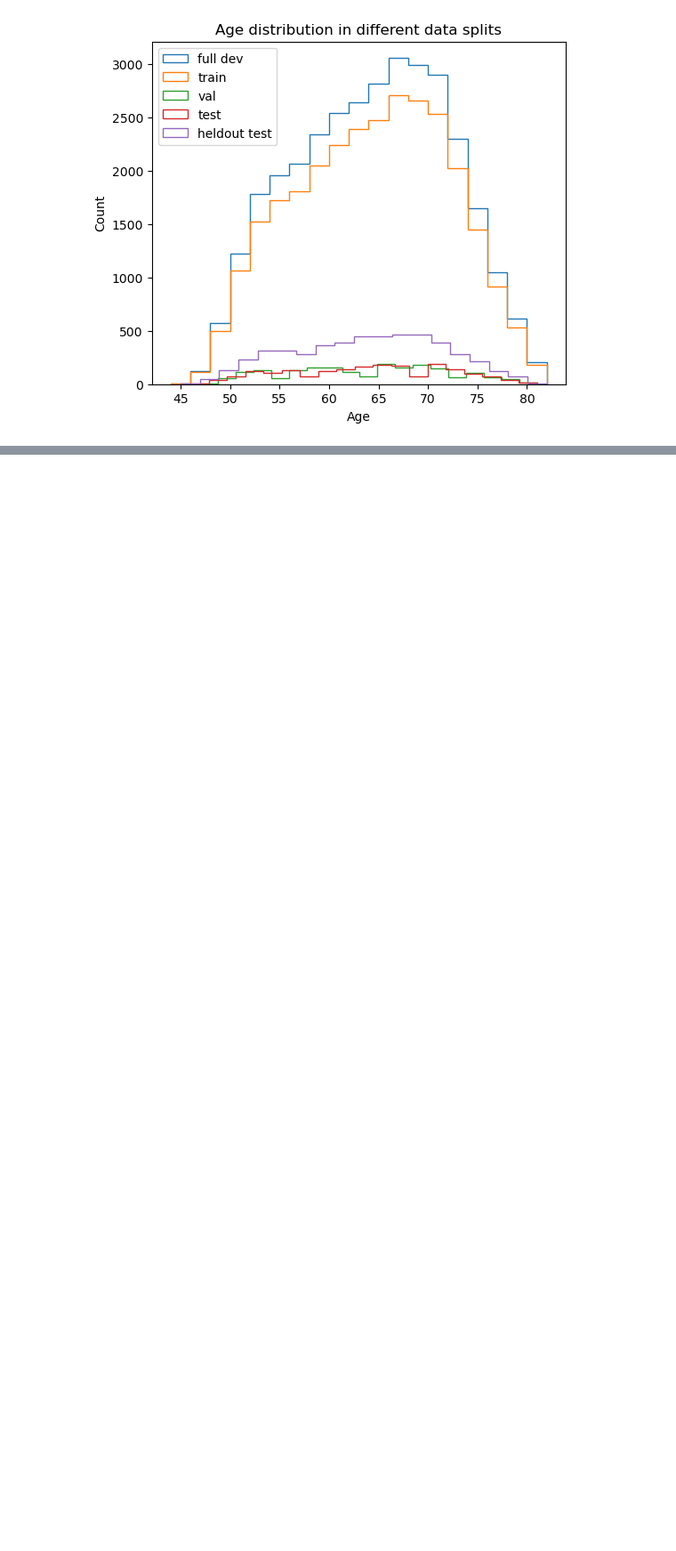
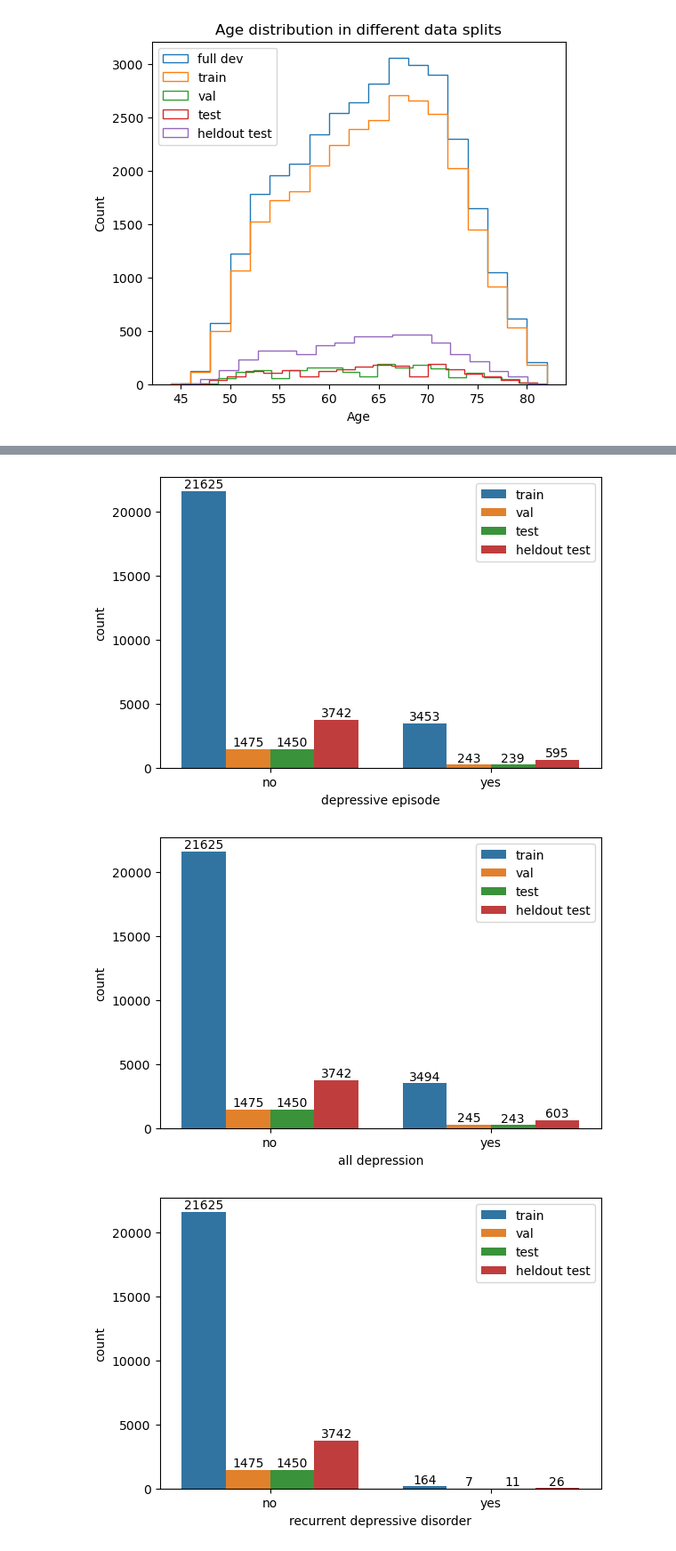
Before and after one commit to laura-riedel/brain_age_1D-CNN, a Jupyter notebook: src/data_specifics.ipynb, the cells around one changed output, grey strips where cells are left out. Shown: that part at 89% size. Saved outputs shown, nothing was run; the diff lists cells and outputs as text; code cells hidden in the pictures; blank space fills up the shorter version.

```diff
--- a/src/data_specifics.ipynb
+++ b/src/data_specifics.ipynb
@@ -412,0 +414,11 @@ plt.show()
+# %%
+# save path for predictions
+preds_path = '/ritter/share/projects/laura_riedel_thesis/predictions/'
+# load data overview
+data_overview_full = pd.read_csv(preds_path+'predictions_overview_100-500p.csv')
+# limit to IDs present in heldout test set
+heldout_df = data_overview_full[data_overview_full['split']=='heldout_test'].copy()
+heldout_df.reset_index(inplace=True,drop=True)
+# limit to IDs present in train set
+train_df = data_overview_full[data_overview_full['split']=='train'].copy()
+train_df.reset_index(inplace=True,drop=True)
@@ -412,0 +438,21 @@ plt.show()
+# %%
+var_columns = ['depressive episode', 'all depression',
+               'recurrent depressive disorder', 'multiple sclerosis']
+# %%
+for variable in var_columns:
+    fig, ax = plt.subplots(figsize=(6,4))
+    sns.countplot(data=data_overview_full,
+                x=variable,
+                hue='split',
+                ax=ax)
+    for container in ax.containers:
+        ax.bar_label(container, padding=.5)
+    ax.set(xticklabels=['no','yes'])
+    ax.legend(['train','val','test', 'heldout test'])
+    fig.tight_layout()
+    fig.savefig(fig_path+'countplot_'+variable.replace(' ','_')+'.png')
+    fig.show()
+# %% [output]
+[figure, added]
+[figure, added]
+[figure, added]
```
Also changed, not shown: parts of 7 cells of this notebook, 4 other files.
